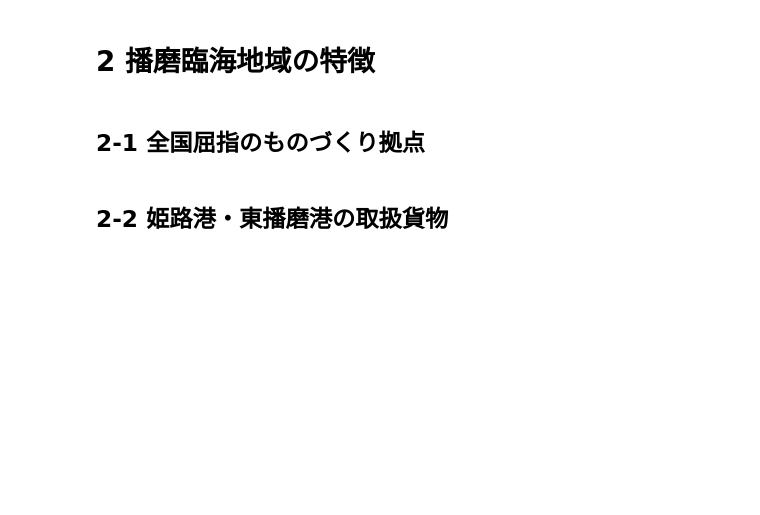
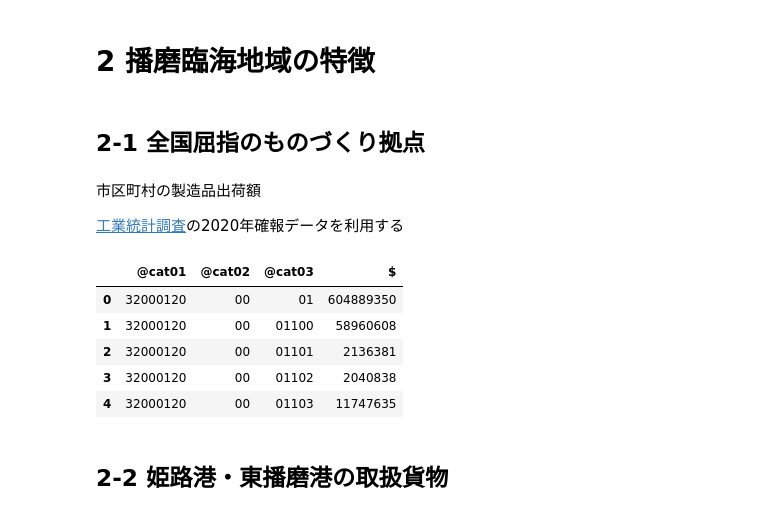
Before and after one commit to dicechick373/google-colab, a Jupyter notebook: 2022_kouwan/03_播磨臨海CNP.ipynb, the cells around one changed output. Drawn from its saved outputs; the diff is of its cells as text; code cells hidden in the pictures; blank space fills up the shorter version.

```diff
--- a/2022_kouwan/03_播磨臨海CNP.ipynb
+++ b/2022_kouwan/03_播磨臨海CNP.ipynb
@@ -102,6 +133,33 @@ def get_estat_response(params):
 # 2 播磨臨海地域の特徴
 # %% [markdown]
 ## 2-1 全国屈指のものづくり拠点
+# %% [markdown]
+市区町村の製造品出荷額
+
+[工業統計調査](https://www.e-stat.go.jp/dbview?sid=0003448126)の2020年確報データを利用する
+# %%
+def manufacture():
+  params = {
+      'statsDataId' : '0003448126',
+      'cdCat01' : '32000120',
+      'cdCat02' : '00',
+      }
+
+  df = get_estat_response(params).head()
+
+  df_city = citylist()
+  df = pd.merge()
+
+  return df
+# %%
+manufacture().head()
+# %% [output]
+|  | @cat01 | @cat02 | @cat03 | $ |
+| 0 | 32000120 | 00 | 01 | 604889350 |
+| 1 | 32000120 | 00 | 01100 | 58960608 |
+| 2 | 32000120 | 00 | 01101 | 2136381 |
+| 3 | 32000120 | 00 | 01102 | 2040838 |
+| 4 | 32000120 | 00 | 01103 | 11747635 |
 # %% [markdown]
 ## 2-2 姫路港・東播磨港の取扱貨物
 # %% [markdown]
```
Also changed, not shown: parts of 10 cells of this notebook.
